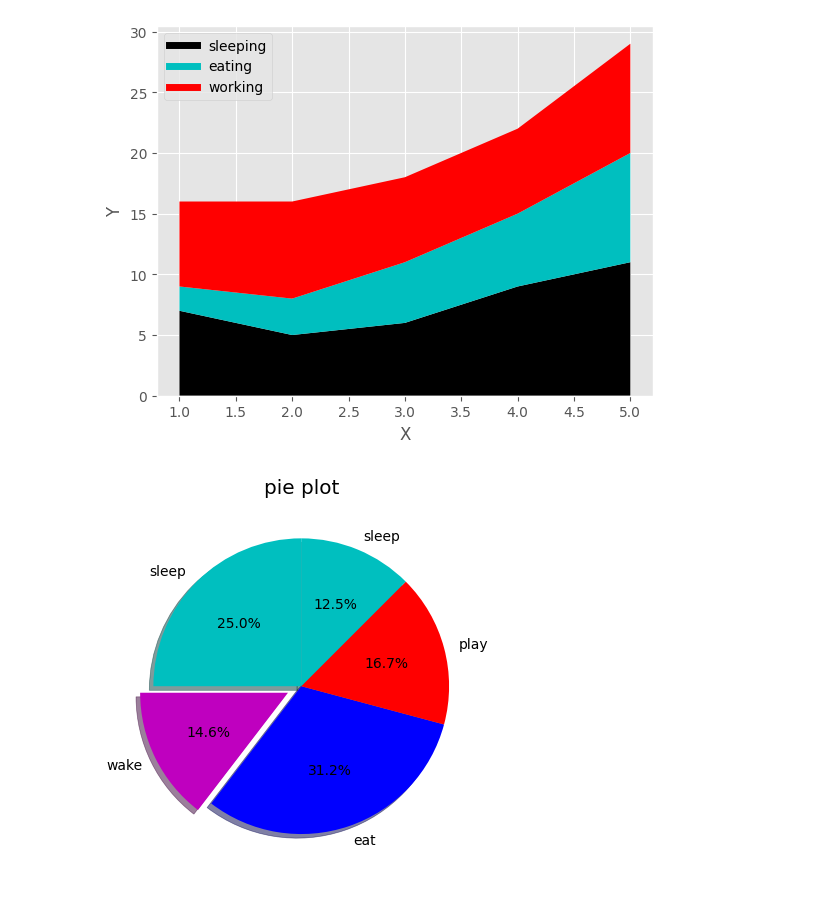
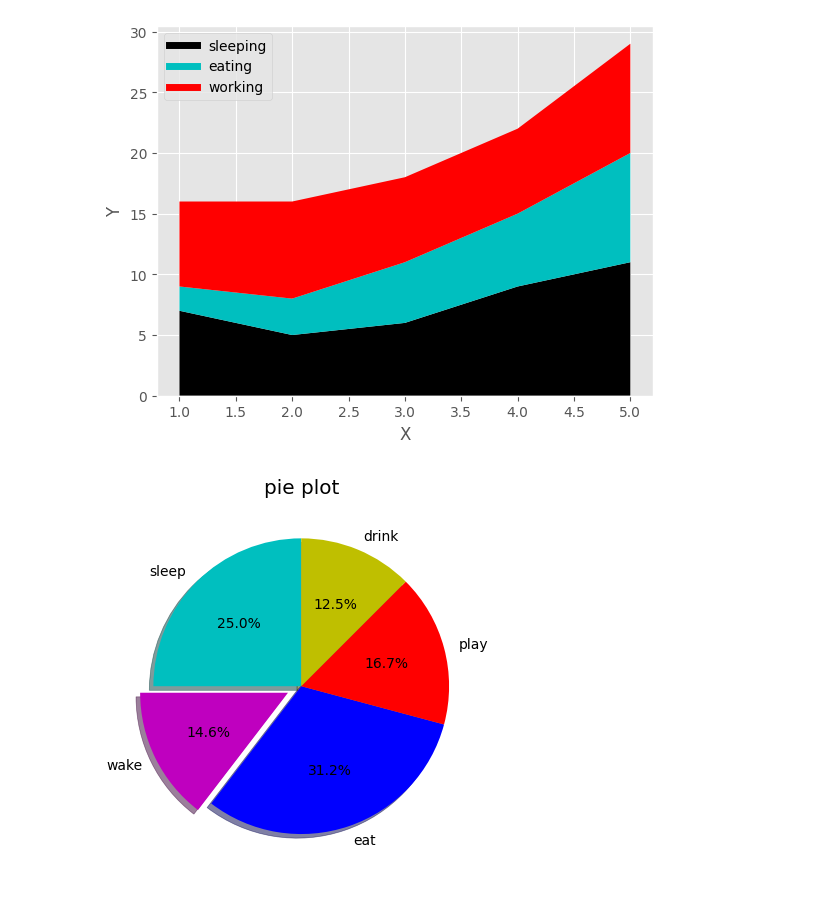
Before and after one commit to Hridayansh018/MatplotLib, a Jupyter notebook: tutorial.ipynb, the cells around one changed output. Cells and saved outputs as stored; diff of their text form; code cells hidden in the pictures.

```diff
--- a/tutorial.ipynb
+++ b/tutorial.ipynb
@@ -99,10 +99,10 @@ plt.show()
 [figure]
 # %%
 slices = [12,7,15,8,6]
-activs = ['sleep','wake','eat','play','sleep']
-cols = ['c','m','b','r']
+activs = ['sleep','wake','eat','play','drink']
+cols = ['c','m','b','r','y']
 plt.pie(slices, labels=activs, colors=cols, startangle=90, shadow=True, explode=(0, 0.1, 0, 0, 0), autopct='%1.1f%%')
 plt.title('pie plot')
 plt.show()
 # %% [output]
-[figure, old version]
+[figure, new version]
```
